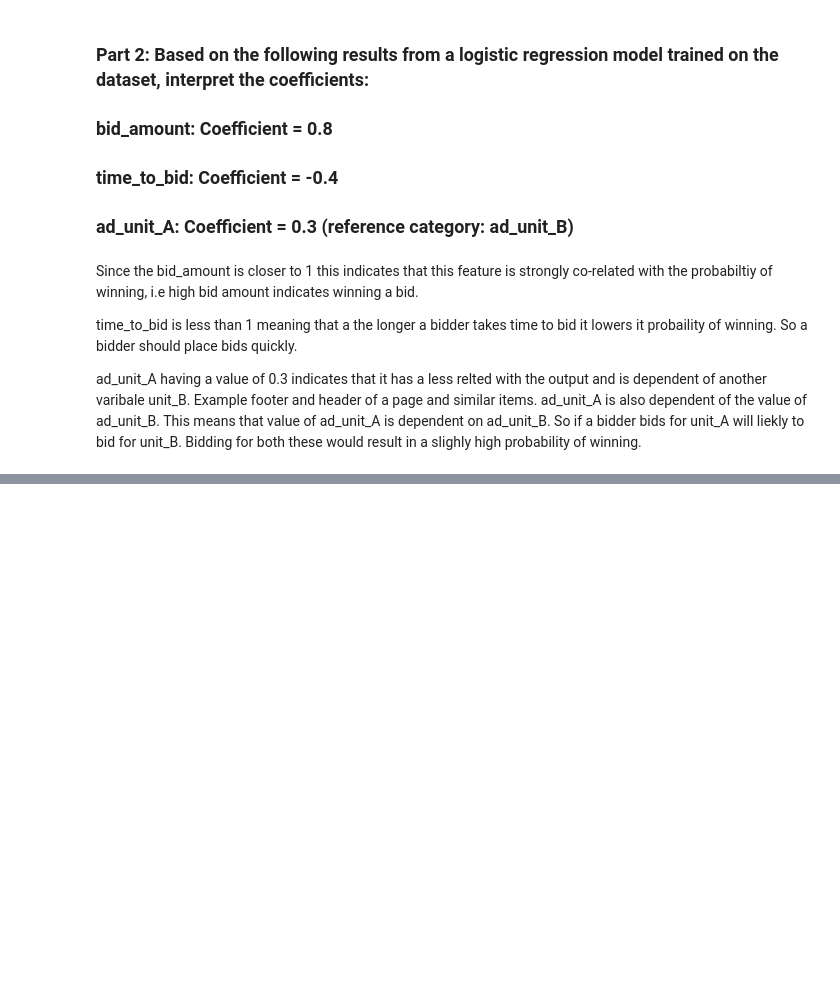
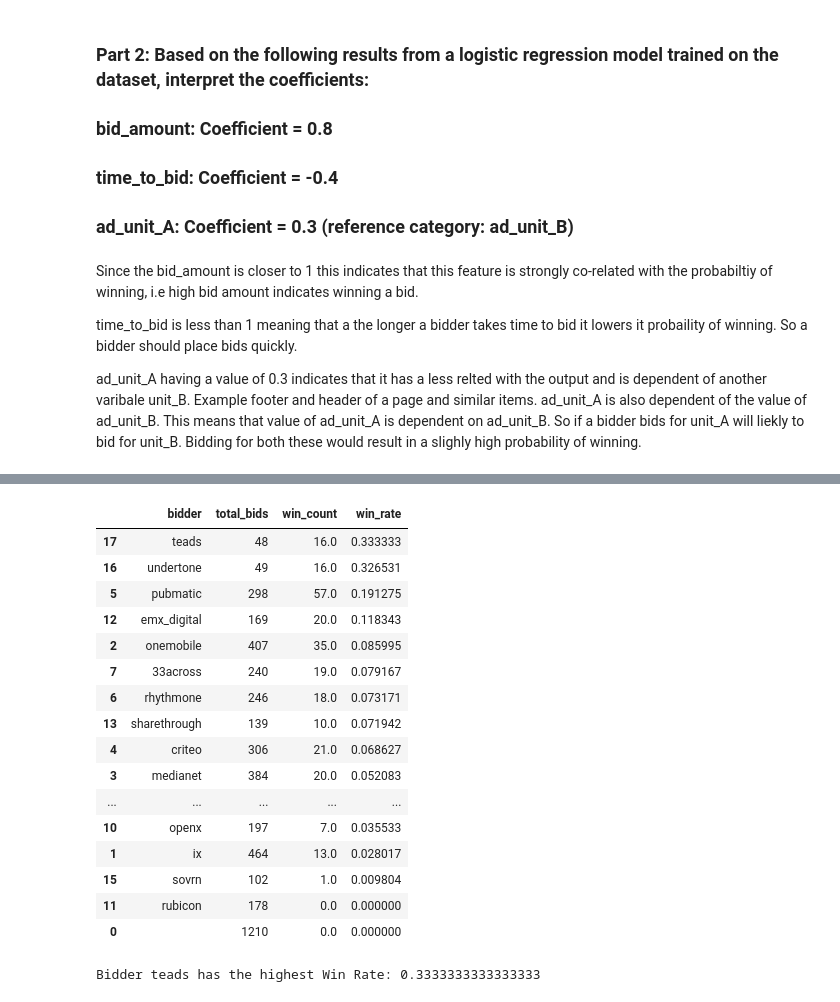
Before and after one commit to belagaam/ascendeum_tech_round2, a Jupyter notebook: Ascendeum-TechRound-2.ipynb, the cells around one changed output, grey strips where cells are left out. Saved outputs shown, nothing was run; the diff lists cells and outputs as text; code cells hidden in the pictures; blank space fills up the shorter version.

Commit message:
Added a cleaner code at the last
was facing an issue of merging two data frame, which i fixed it afterwards

```diff
--- a/Ascendeum-TechRound-2.ipynb
+++ b/Ascendeum-TechRound-2.ipynb
@@ -150,0 +153,3 @@ ad_unit_A  is also dependent of the value of ad_unit_B. This means that value of
+# %%
+df = pd.read_csv('analysis.csv')
+df.head()
@@ -150,0 +164,4 @@ ad_unit_A  is also dependent of the value of ad_unit_B. This means that value of
+# %%
+bidder_counts = df['bidder'].value_counts().reset_index()
+bidder_counts.columns = ['bidder', 'total_bids']
+bidder_counts
@@ -150,0 +186,3 @@ ad_unit_A  is also dependent of the value of ad_unit_B. This means that value of
+# %%
+bidder_data = df.groupby('bidder', as_index=False)['win_count'].sum()
+bidder_data
@@ -150,0 +207,3 @@ ad_unit_A  is also dependent of the value of ad_unit_B. This means that value of
+# %%
+win_rate_df = bidder_counts.merge(bidder_data, on='bidder')
+win_rate_df
@@ -150,0 +228,26 @@ ad_unit_A  is also dependent of the value of ad_unit_B. This means that value of
+# %%
+win_rate_df['win_rate'] = win_rate_df['win_count'] / win_rate_df['total_bids']
+win_rate_df.sort_values(by='win_rate', ascending=False, inplace=True)
+win_rate_df
+# %% [output]
+|  | bidder | total_bids | win_count | win_rate |
+| 17 | teads | 48 | 16.0 | 0.333333 |
+| 16 | undertone | 49 | 16.0 | 0.326531 |
+| 5 | pubmatic | 298 | 57.0 | 0.191275 |
+| 12 | emx_digital | 169 | 20.0 | 0.118343 |
+| 2 | onemobile | 407 | 35.0 | 0.085995 |
+| 7 | 33across | 240 | 19.0 | 0.079167 |
+| 6 | rhythmone | 246 | 18.0 | 0.073171 |
+| 13 | sharethrough | 139 | 10.0 | 0.071942 |
+| 4 | criteo | 306 | 21.0 | 0.068627 |
+| 3 | medianet | 384 | 20.0 | 0.052083 |
+| ... | ... | ... | ... | ... |
+| 10 | openx | 197 | 7.0 | 0.035533 |
+| 1 | ix | 464 | 13.0 | 0.028017 |
+| 15 | sovrn | 102 | 1.0 | 0.009804 |
+| 11 | rubicon | 178 | 0.0 | 0.000000 |
+| 0 |  | 1210 | 0.0 | 0.000000 |
+# %%
+print('Bidder '+ win_rate_df['bidder'].iloc[0] + ' has the highest Win Rate: ' + str(win_rate_df['win_rate'].iloc[0]))
+# %% [output]
+Bidder teads has the highest Win Rate: 0.3333333333333333
```
Also changed, not shown: parts of 5 cells of this notebook, 1 other file.
